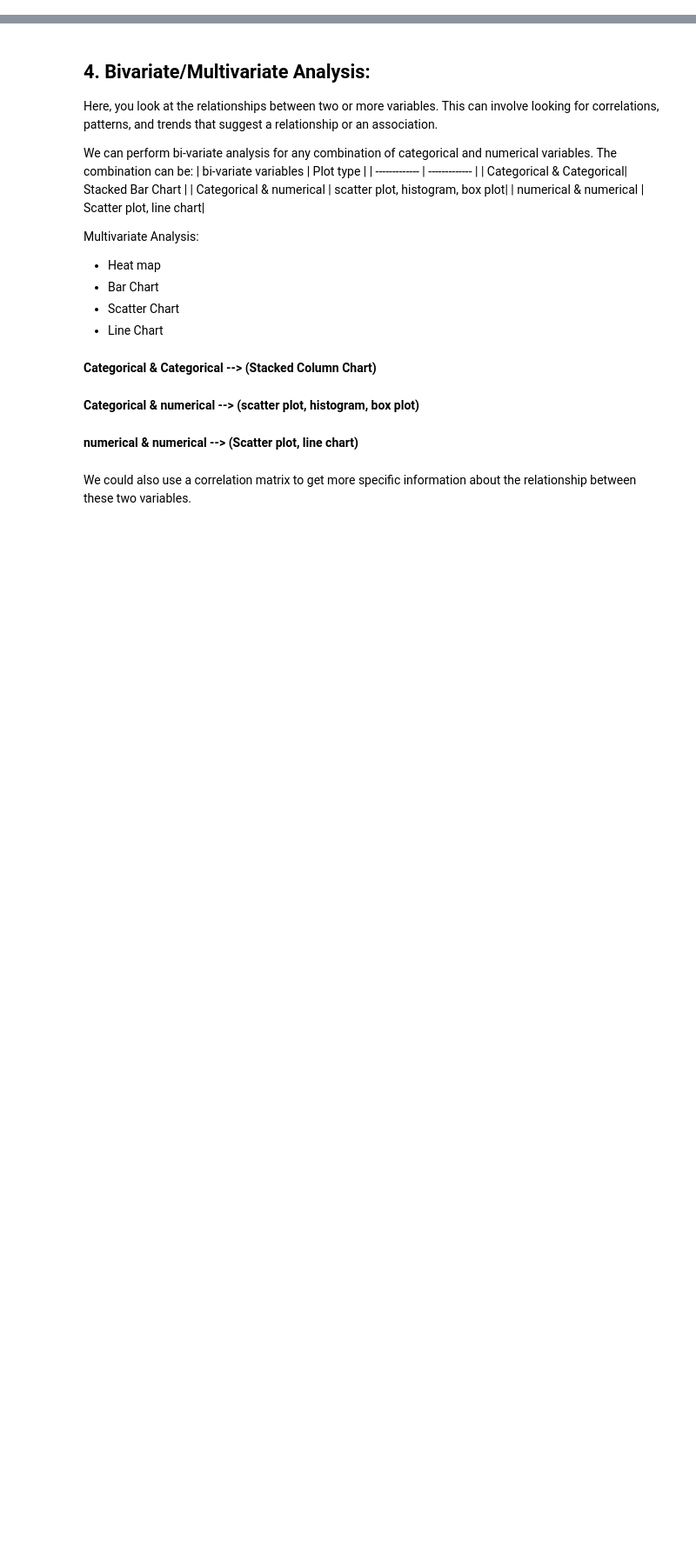
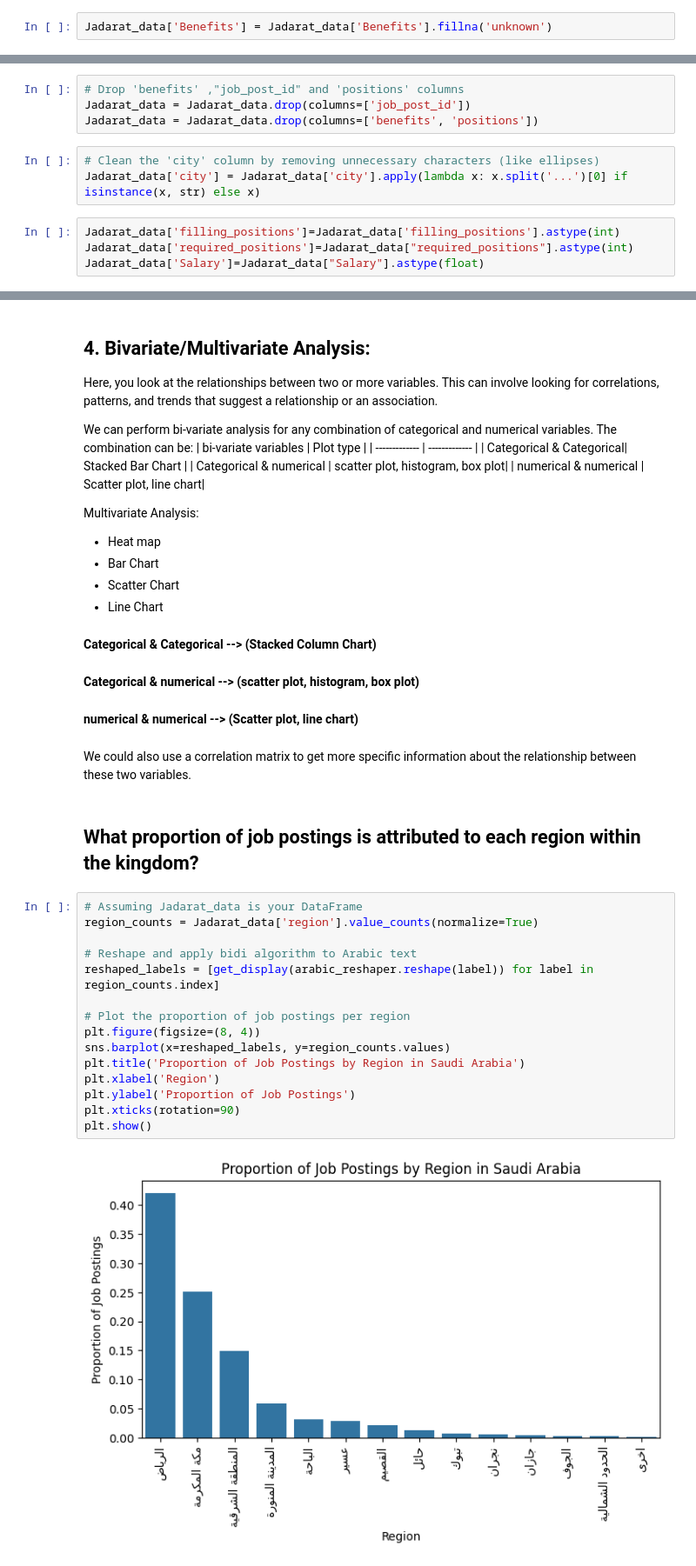
Before and after one commit to Tuwaiq-DS-ML-bootcamp-V-9/Usecase-5, a Jupyter notebook: EDA explain template.ipynb, the cells around one changed output, grey strips where cells are left out. Shown at 87% size. Cells and saved outputs as stored; diff of their text form; blank space fills up the shorter version.

```diff
--- a/EDA explain template.ipynb
+++ b/EDA explain template.ipynb
@@ -640,0 +724,2 @@ IndexError: list index out of range
+# %%
+Jadarat_data['Benefits'] = Jadarat_data['Benefits'].fillna('unknown')
@@ -641,2 +731,13 @@ IndexError: list index out of range
 # %%
 # go back to 6th dimention --> Completeness
+# %%
+# Drop 'benefits' ,"job_post_id" and 'positions' columns
+Jadarat_data = Jadarat_data.drop(columns=['job_post_id'])
+Jadarat_data = Jadarat_data.drop(columns=['benefits', 'positions'])
+# %%
+# Clean the 'city' column by removing unnecessary characters (like ellipses)
+Jadarat_data['city'] = Jadarat_data['city'].apply(lambda x: x.split('...')[0] if isinstance(x, str) else x)
+# %%
+Jadarat_data['filling_positions']=Jadarat_data['filling_positions'].astype(int)
+Jadarat_data['required_positions']=Jadarat_data["required_positions"].astype(int)
+Jadarat_data['Salary']=Jadarat_data["Salary"].astype(float)
@@ -718,3 +836,22 @@ Multivariate Analysis:
 **numerical & numerical --> (Scatter plot, line chart)**
 # %% [markdown]
 We could also use a correlation matrix to get more specific information about the relationship between these two variables.
+# %% [markdown]
+## What proportion of job postings is attributed to each region within the kingdom?
+# %%
+# Assuming Jadarat_data is your DataFrame
+region_counts = Jadarat_data['region'].value_counts(normalize=True)
+
+# Reshape and apply bidi algorithm to Arabic text
+reshaped_labels = [get_display(arabic_reshaper.reshape(label)) for label in region_counts.index]
+
+# Plot the proportion of job postings per region
+plt.figure(figsize=(8, 4))
+sns.barplot(x=reshaped_labels, y=region_counts.values)
+plt.title('Proportion of Job Postings by Region in Saudi Arabia')
+plt.xlabel('Region')
+plt.ylabel('Proportion of Job Postings')
+plt.xticks(rotation=90)
+plt.show()
+# %% [output]
+[figure, added]
```
Also changed, not shown: parts of 21 cells of this notebook, 1 other file.
